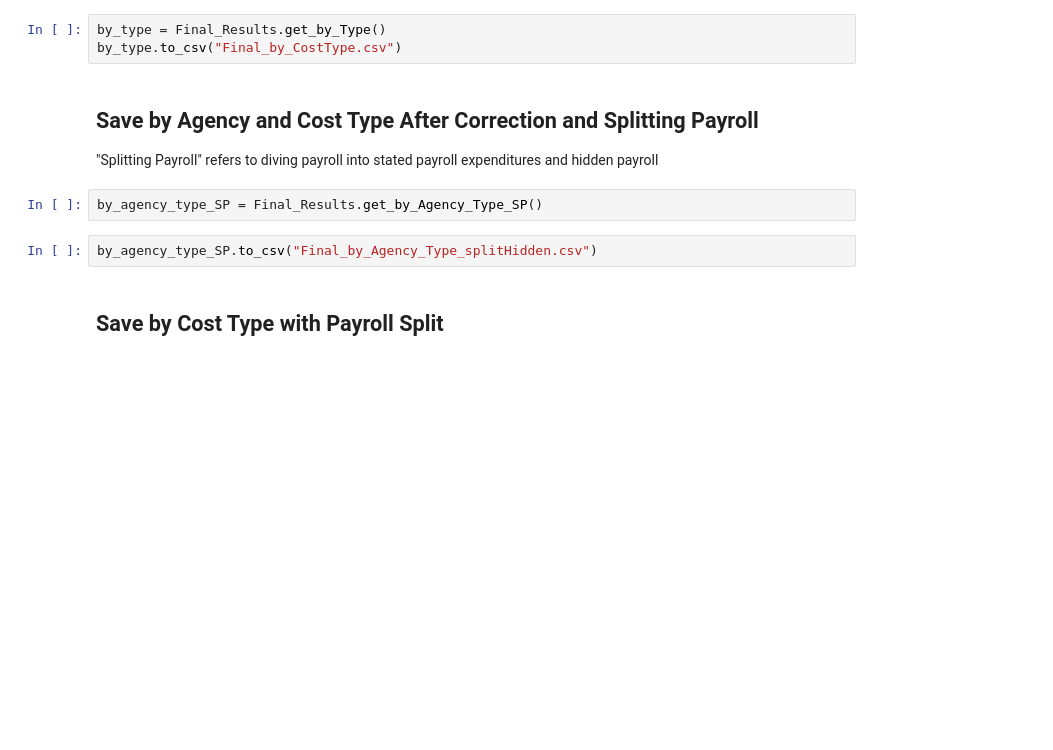
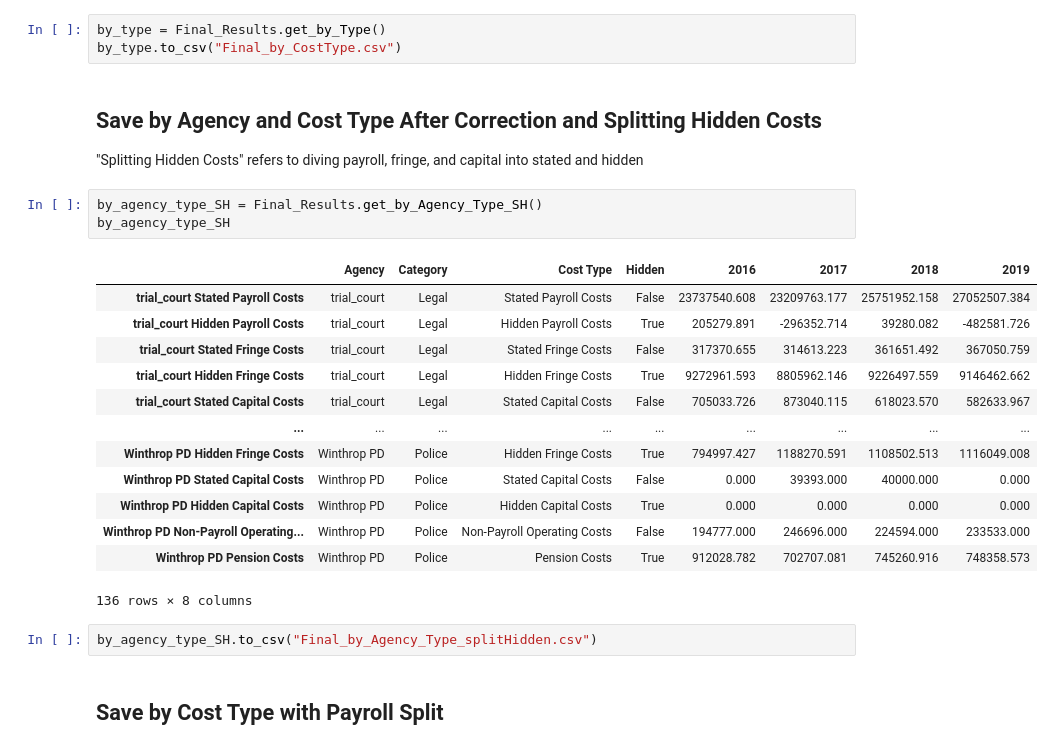
Before and after one commit to SashaWeinstein/Carceral_Budgeting, a Jupyter notebook: Final_Results/Generate_Final_Results.ipynb, the cells around one changed output. Cells and saved outputs as stored; diff of their text form; blank space fills up the shorter version.

```diff
--- a/Final_Results/Generate_Final_Results.ipynb
+++ b/Final_Results/Generate_Final_Results.ipynb
@@ -68,11 +81,26 @@ final_by_agency_type.to_csv("Final_by_Agency_Type.csv")
 by_type = Final_Results.get_by_Type()
 by_type.to_csv("Final_by_CostType.csv")
 # %% [markdown]
-## Save by Agency and Cost Type After Correction and Splitting Payroll
-"Splitting Payroll" refers to diving payroll into stated payroll expenditures and hidden payroll
+## Save by Agency and Cost Type After Correction and Splitting Hidden Costs
+"Splitting Hidden Costs" refers to diving payroll, fringe, and capital into stated and hidden
-# %%
-by_agency_type_SP = Final_Results.get_by_Agency_Type_SP()
+# %%
+by_agency_type_SH = Final_Results.get_by_Agency_Type_SH()
+by_agency_type_SH
+# %% [output]
+|  | Agency | Category | Cost Type | Hidden | 2016 | 2017 | 2018 | 2019 |
+| trial_court Stated Payroll Costs | trial_court | Legal | Stated Payroll Costs | False | 23737540.608 | 23209763.177 | 25751952.158 | 27052507.384 |
+| trial_court Hidden Payroll Costs | trial_court | Legal | Hidden Payroll Costs | True | 205279.891 | -296352.714 | 39280.082 | -482581.726 |
+| trial_court Stated Fringe Costs | trial_court | Legal | Stated Fringe Costs | False | 317370.655 | 314613.223 | 361651.492 | 367050.759 |
+| trial_court Hidden Fringe Costs | trial_court | Legal | Hidden Fringe Costs | True | 9272961.593 | 8805962.146 | 9226497.559 | 9146462.662 |
+| trial_court Stated Capital Costs | trial_court | Legal | Stated Capital Costs | False | 705033.726 | 873040.115 | 618023.570 | 582633.967 |
+| ... | ... | ... | ... | ... | ... | ... | ... | ... |
+| Winthrop PD Hidden Fringe Costs | Winthrop PD | Police | Hidden Fringe Costs | True | 794997.427 | 1188270.591 | 1108502.513 | 1116049.008 |
+| Winthrop PD Stated Capital Costs | Winthrop PD | Police | Stated Capital Costs | False | 0.000 | 39393.000 | 40000.000 | 0.000 |
+| Winthrop PD Hidden Capital Costs | Winthrop PD | Police | Hidden Capital Costs | True | 0.000 | 0.000 | 0.000 | 0.000 |
+| Winthrop PD Non-Payroll Operating... | Winthrop PD | Police | Non-Payroll Operating Costs | False | 194777.000 | 246696.000 | 224594.000 | 233533.000 |
+| Winthrop PD Pension Costs | Winthrop PD | Police | Pension Costs | True | 912028.782 | 702707.081 | 745260.916 | 748358.573 |
+136 rows × 8 columns
 # %%
-by_agency_type_SP.to_csv("Final_by_Agency_Type_splitHidden.csv")
+by_agency_type_SH.to_csv("Final_by_Agency_Type_splitHidden.csv")
 # %% [markdown]
 ## Save by Cost Type with Payroll Split
```
Also changed, not shown: parts of 8 cells of this notebook, 41 other files.
